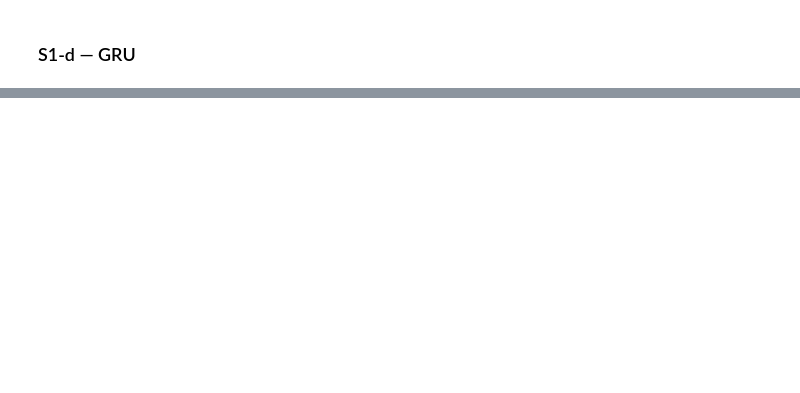
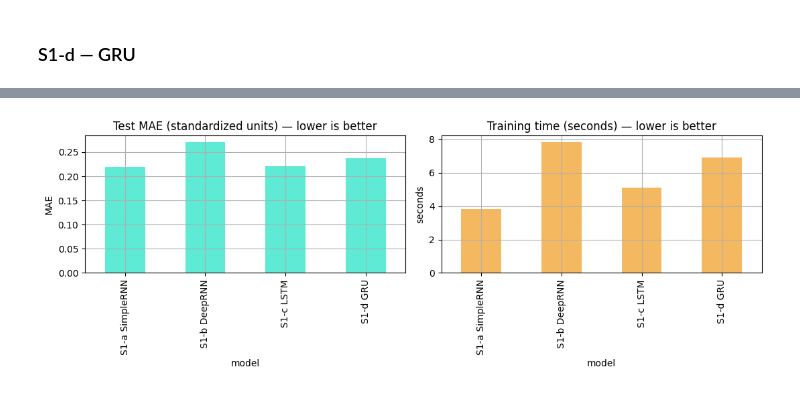
Before and after one commit to eshghinezhad/Sequence_Models-, a Jupyter notebook: MAI202-Assignment2.ipynb, the cells around one changed output, grey strips where cells are left out. Cells and saved outputs as stored; diff of their text form; code cells hidden in the pictures; blank space fills up the shorter version.

```diff
--- a/MAI202-Assignment2.ipynb
+++ b/MAI202-Assignment2.ipynb
@@ -319,0 +400,3 @@ res
+# %%
+results_s1_df = pd.DataFrame(results_s1).set_index("model")
+results_s1_df
@@ -319,0 +410,15 @@ res
+# %%
+fig, axes = plt.subplots(1, 2, figsize=(11, 4))
+
+results_s1_df["test_mae"].plot(kind="bar", ax=axes[0], grid=True, color="#5eead4")
+axes[0].set_title("Test MAE (standardized units) — lower is better")
+axes[0].set_ylabel("MAE")
+
+results_s1_df["training_time_sec"].plot(kind="bar", ax=axes[1], grid=True, color="#f4b860")
+axes[1].set_title("Training time (seconds) — lower is better")
+axes[1].set_ylabel("seconds")
+
+plt.tight_layout()
+plt.show()
+# %% [output]
+[figure, added]
```
Also changed, not shown: parts of 6 cells of this notebook.
